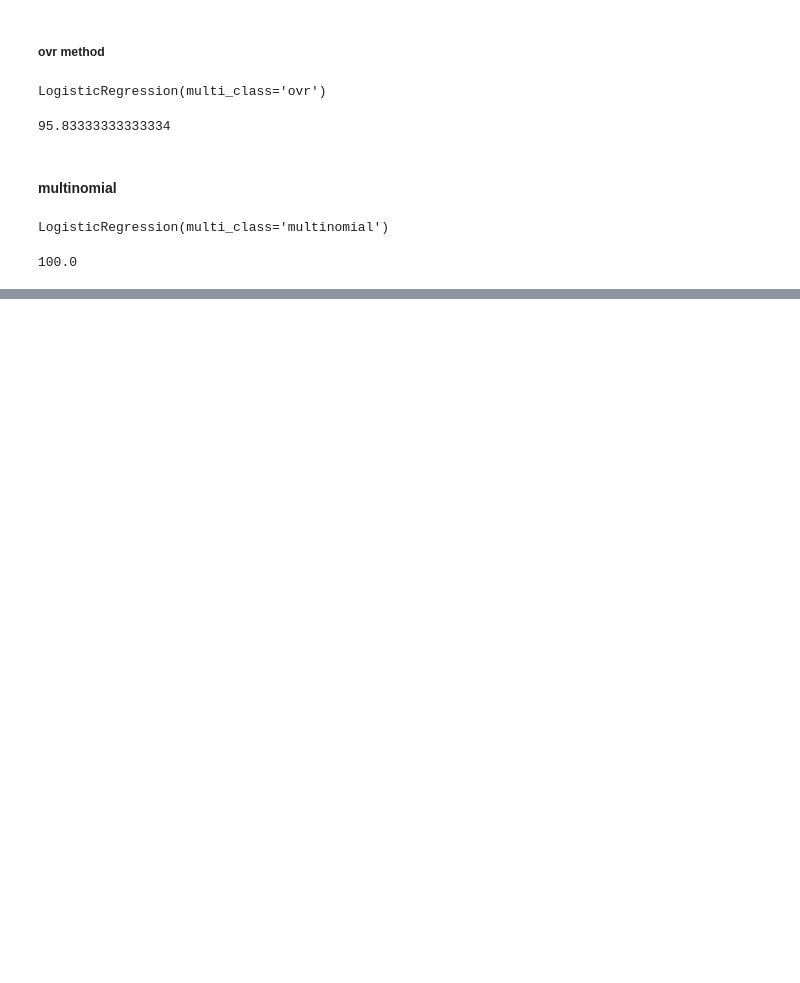
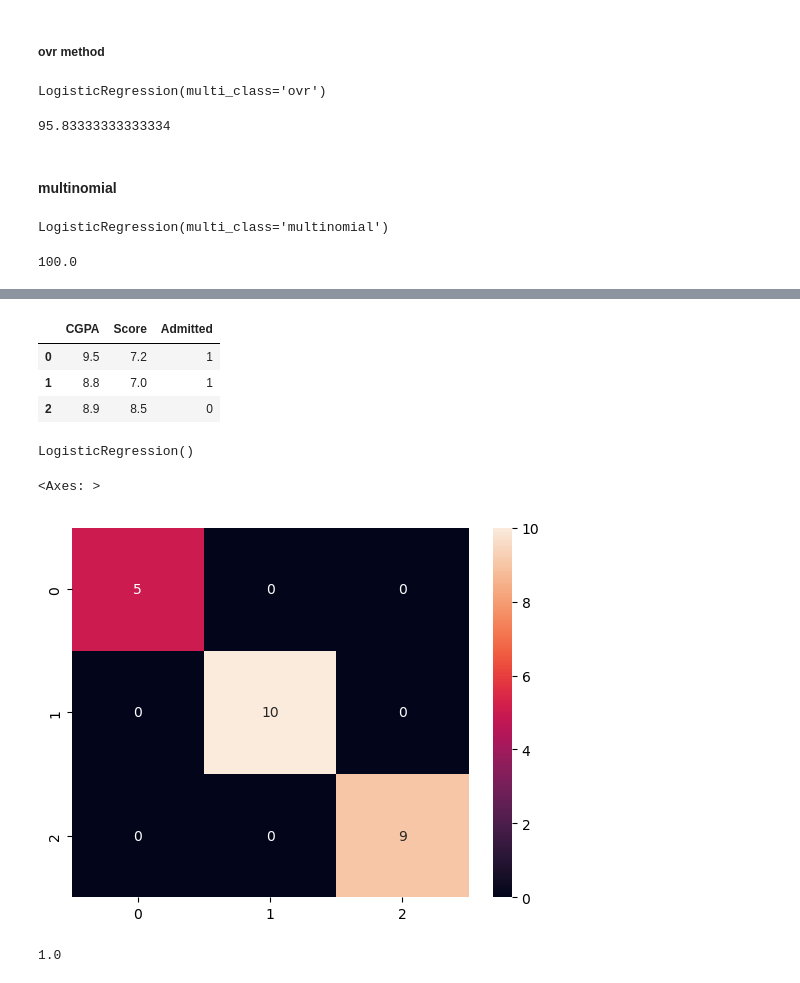
Before and after one commit to CompileNetwork33/DS_Notes, a Jupyter notebook: classification_algo.ipynb, the cells around one changed output, grey strips where cells are left out. Cells and saved outputs as stored; diff of their text form; code cells hidden in the pictures; blank space fills up the shorter version.

Commit message:
confusion matrix

```diff
--- a/classification_algo.ipynb
+++ b/classification_algo.ipynb
@@ -309,0 +312,28 @@ lr1.score(x_test, y_test)*100
+# %%
+dataset = pd.DataFrame({"CGPA":[9.5,8.8,8.9,6.0,7.2,8.6],"Score":[7.2,7.0,8.5,8.3,9.0,7.1],"Admitted":[1,1,0,0,0,1]})
+dataset.head(3)
+# %% [output]
+|  | CGPA | Score | Admitted |
+| 0 | 9.5 | 7.2 | 1 |
+| 1 | 8.8 | 7.0 | 1 |
+| 2 | 8.9 | 8.5 | 0 |
+# %%
+x = dataset.iloc[:,:-1]
+y =  dataset["Admitted"]
+# %%
+from sklearn. model_selection import train_test_split
+x_train , x_test , y_train , y_test = train_test_split(x,y,test_size=0.2,random_state=42)
+# %%
+from sklearn.linear_model import LogisticRegression
+lr3 = LogisticRegression()
+lr3.fit(x_train , y_train)
+# %% [output]
+LogisticRegression()
+# %%
+from sklearn.metrics import confusion_matrix,precision_score , recall_score , f1_score
+cf = confusion_matrix(y_test , lr3.predict(x_test))
+# %%
+sns.heatmap(cf, annot=True)
+# %% [output]
+<Axes: >
+[figure, added]
@@ -309,0 +342,4 @@ lr1.score(x_test, y_test)*100
+# %%
+precision_score(y_test,lr3.predict(x_test), average='weighted')
+# %% [output]
+1.0
```
Also changed, not shown: parts of 2 cells of this notebook.
